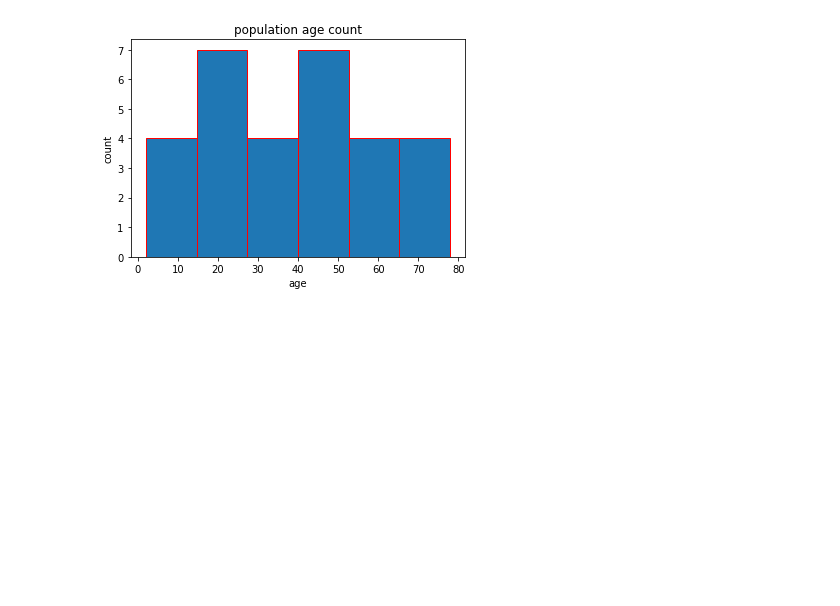
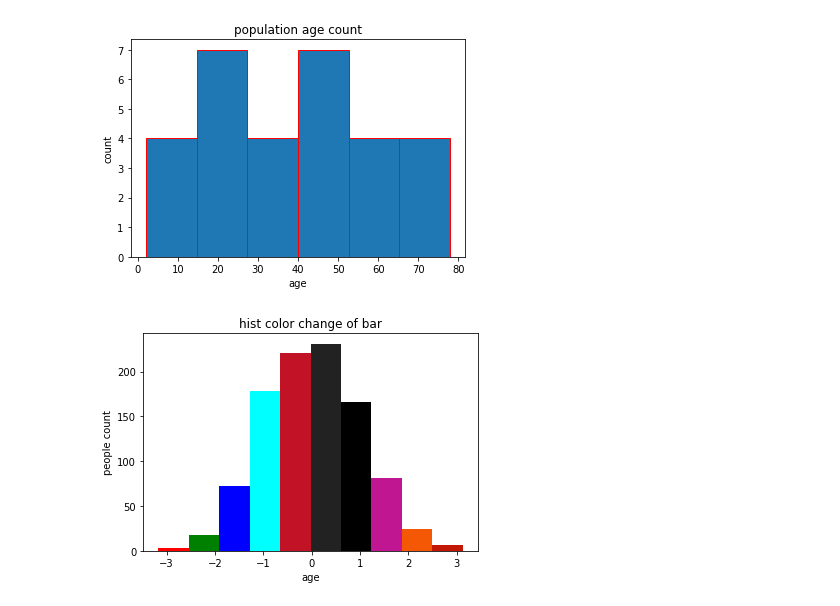
Before and after one commit to mdsayedbinhasan/pyhonProjects, a Jupyter notebook: matplotlib/histogram.ipynb, the cells around one changed output. Drawn from its saved outputs; the diff is of its cells as text; code cells hidden in the pictures; blank space fills up the shorter version.

```diff
--- a/matplotlib/histogram.ipynb
+++ b/matplotlib/histogram.ipynb
@@ -51,0 +56,13 @@ plt.show()
+# %%
+x=np.random.randn(1000)
+n,m,patches=plt.hist(x,bins=10)
+color=["red", "green", "blue", "cyan", "#c11325", "#222222", "#000000", "#c11692", "#f45805", "#c21805"]
+for i in range(len(n)):
+    c=color[i]
+    patches[i].set_fc(c)
+plt.xlabel("age")
+plt.ylabel("people count")
+plt.title("hist color change of bar")
+plt.show()
+# %% [output]
+[figure, added]
```
Also changed, not shown: parts of 2 cells of this notebook.
